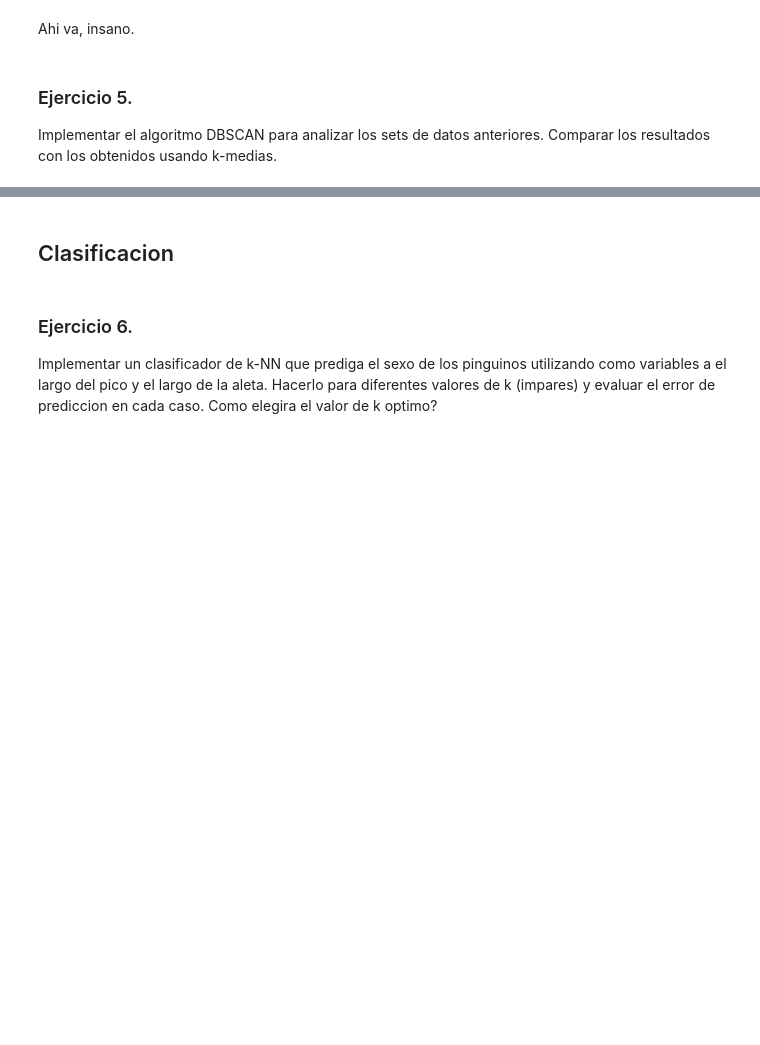
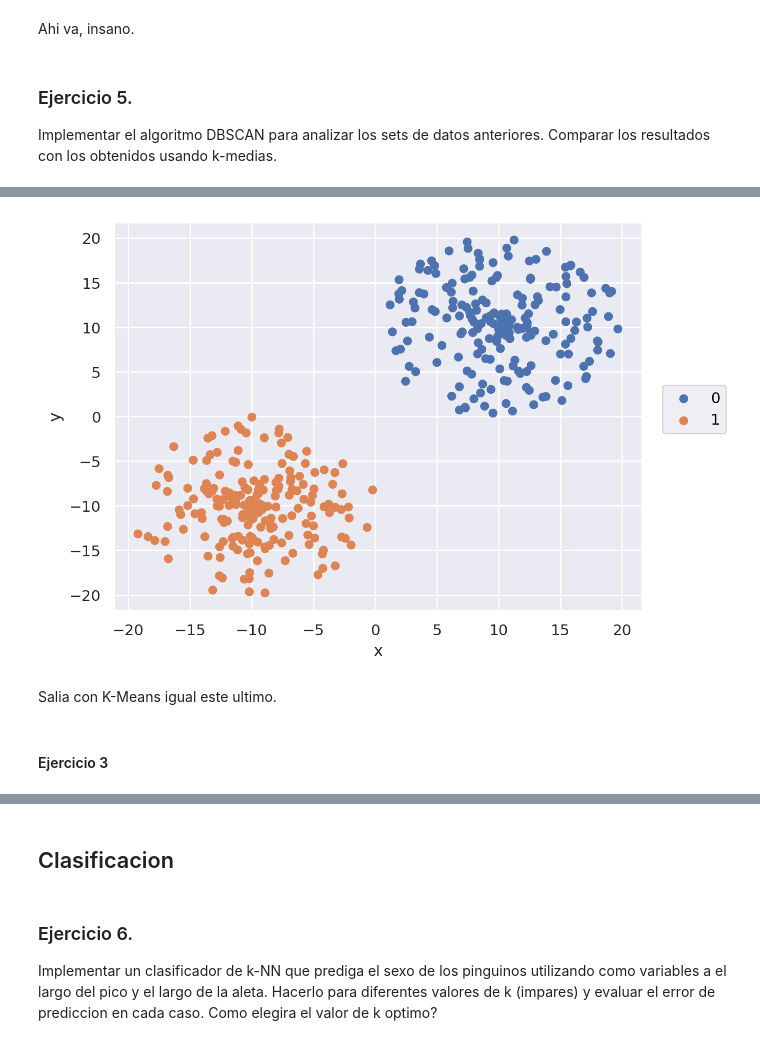
Before and after one commit to lmendezayl/uba-ldd-ic, a Jupyter notebook: guias/soluciones/practica8.ipynb, the cells around one changed output, grey strips where cells are left out. Cells and saved outputs as stored; diff of their text form; code cells hidden in the pictures; blank space fills up the shorter version.

```diff
--- a/guias/soluciones/practica8.ipynb
+++ b/guias/soluciones/practica8.ipynb
@@ -445,0 +542,15 @@ Implementar el algoritmo DBSCAN para analizar los sets de datos anteriores. Comp
+# %%
+# segundo dataset
+clustering_df2 = DBSCAN(eps=4, min_samples=5)
+etiquetas = clustering_df2.fit_predict(df2_orig)
+
+(
+    so.Plot(data=df2_orig, x='x', y='y', color=etiquetas.astype('str'))
+    .add(so.Dot())
+)
+# %% [output]
+[figure, added]
+# %% [markdown]
+Salia con K-Means igual este ultimo.
+# %% [markdown]
+#### Ejercicio 3
```
Also changed, not shown: parts of 17 cells of this notebook.
